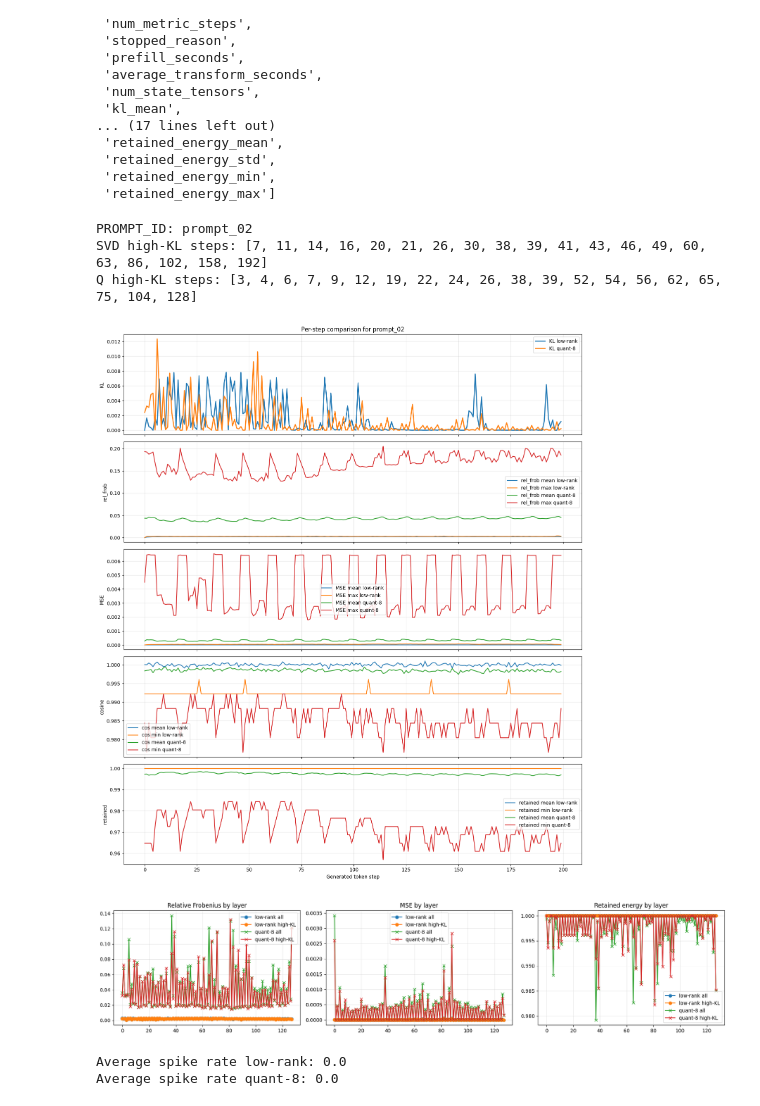
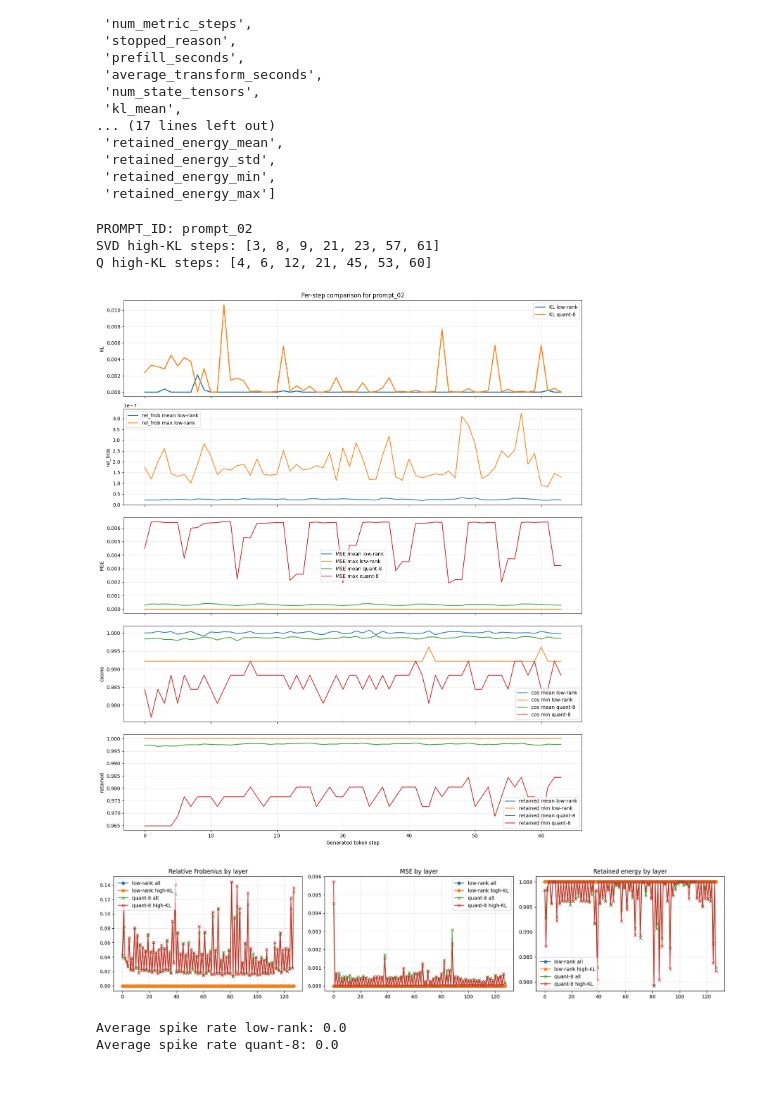
Before and after one commit to Teddygat0r/sssm-states, a Jupyter notebook: data_analysis_mamba.ipynb, the cells around one changed output. Cells and saved outputs as stored; diff of their text form; code cells hidden in the pictures.

```diff
--- a/data_analysis_mamba.ipynb
+++ b/data_analysis_mamba.ipynb
@@ -7,8 +7,8 @@ import pandas as pd
 import torch
 import matplotlib.pyplot as plt
 # %%
-RUN_DIR_svd = Path("state_spectrum_sweep/experiments/hf_low_rank_20260415_105529")
-RUN_DIR_q = Path("state_spectrum_sweep/experiments/hf_quant_20260415_111241")
+RUN_DIR_svd = Path("state_spectrum_sweep/experiments/hf_low_rank_20260416_000904")
+RUN_DIR_q = Path("state_spectrum_sweep/experiments/hf_quant_20260416_001825")
 
 assert RUN_DIR_svd.exists(), f"Run directory not found: {RUN_DIR_svd}"
 assert RUN_DIR_q.exists(), f"Run directory not found: {RUN_DIR_q}"
@@ -305,8 +305,8 @@ print("SVD high-KL steps:", torch.where(high_mask_svd)[0].tolist())
 print("Q high-KL steps:", torch.where(high_mask_q)[0].tolist())
 # %% [output]
 PROMPT_ID: prompt_02
-SVD high-KL steps: [7, 11, 14, 16, 20, 21, 26, 30, 38, 39, 41, 43, 46, 49, 60, 63, 86, 102, 158, 192]
-Q high-KL steps: [3, 4, 6, 7, 9, 12, 19, 22, 24, 26, 38, 39, 52, 54, 56, 62, 65, 75, 104, 128]
+SVD high-KL steps: [3, 8, 9, 21, 23, 57, 61]
+Q high-KL steps: [4, 6, 12, 21, 45, 53, 60]
 # %%
 fig, axes = plt.subplots(5, 1, figsize=(14, 16), sharex=True)
 
@@ -319,41 +319,41 @@ axes[0].grid(alpha=0.3)
 
 axes[1].plot(steps_svd, rf_mean_svd.numpy(), label="rel_frob mean low-rank")
 axes[1].plot(steps_svd, rf_max_svd.numpy(), label="rel_frob max low-rank")
-axes[1].plot(steps_q, rf_mean_q.numpy(), label="rel_frob mean quant-8")
-axes[1].plot(steps_q, rf_max_q.numpy(), label="rel_frob max quant-8")
+# axes[1].plot(steps_q, rf_mean_q.numpy(), label="rel_frob mean quant-8")
+# axes[1].plot(steps_q, rf_max_q.numpy(), label="rel_frob max quant-8")
 axes[1].set_ylabel("rel_frob")
 axes[1].legend()
 axes[1].grid(alpha=0.3)
 
 axes[2].plot(steps_svd, mse_mean_svd.numpy(), label="MSE mean low-rank")
 axes[2].plot(steps_svd, mse_max_svd.numpy(), label="MSE max low-rank")
 axes[2].plot(steps_q, mse_mean_q.numpy(), label="MSE mean quant-8")
 axes[2].plot(steps_q, mse_max_q.numpy(), label="MSE max quant-8")
 axes[2].set_ylabel("MSE")
 axes[2].legend()
 axes[2].grid(alpha=0.3)
 
 axes[3].plot(steps_svd, cos_mean_svd.numpy(), label="cos mean low-rank")
 axes[3].plot(steps_svd, cos_min_svd.numpy(), label="cos min low-rank")
 axes[3].plot(steps_q, cos_mean_q.numpy(), label="cos mean quant-8")
 axes[3].plot(steps_q, cos_min_q.numpy(), label="cos min quant-8")
 axes[3].set_ylabel("cosine")
 axes[3].legend()
 axes[3].grid(alpha=0.3)
 
 axes[4].plot(steps_svd, re_mean_svd.numpy(), label="retained mean low-rank")
 axes[4].plot(steps_svd, re_min_svd.numpy(), label="retained min low-rank")
 axes[4].plot(steps_q, re_mean_q.numpy(), label="retained mean quant-8")
 axes[4].plot(steps_q, re_min_q.numpy(), label="retained min quant-8")
 axes[4].set_ylabel("retained")
 axes[4].set_xlabel("Generated token step")
 axes[4].legend()
 axes[4].grid(alpha=0.3)
 
 plt.tight_layout()
 plt.show()
 # %% [output]
-[figure, old version]
+[figure, new version]
 # %%
 # 2. Layer profiles for one prompt: all steps vs high-KL steps
 layers = np.arange(rf_svd.shape[1])
@@ -401,7 +401,7 @@ axes[2].grid(alpha=0.3)
 plt.tight_layout()
 plt.show()
 # %% [output]
-[figure, old version]
+[figure, new version]
 # %%
 # 3. Prompt-level KL summaries, mirroring the original notebook
 def get_kl_tensors(records):
```
Also changed, not shown: parts of 9 cells of this notebook, 2 other files.
